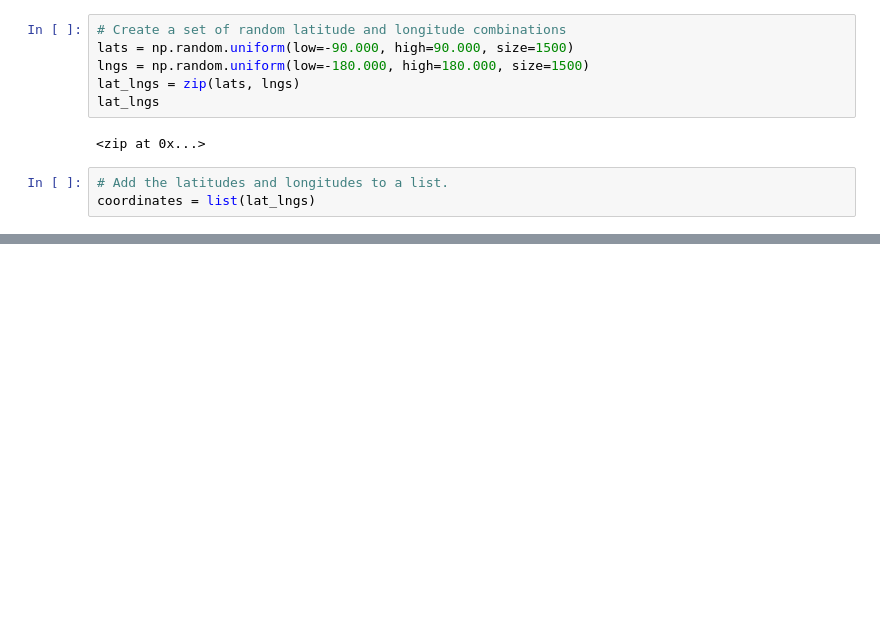
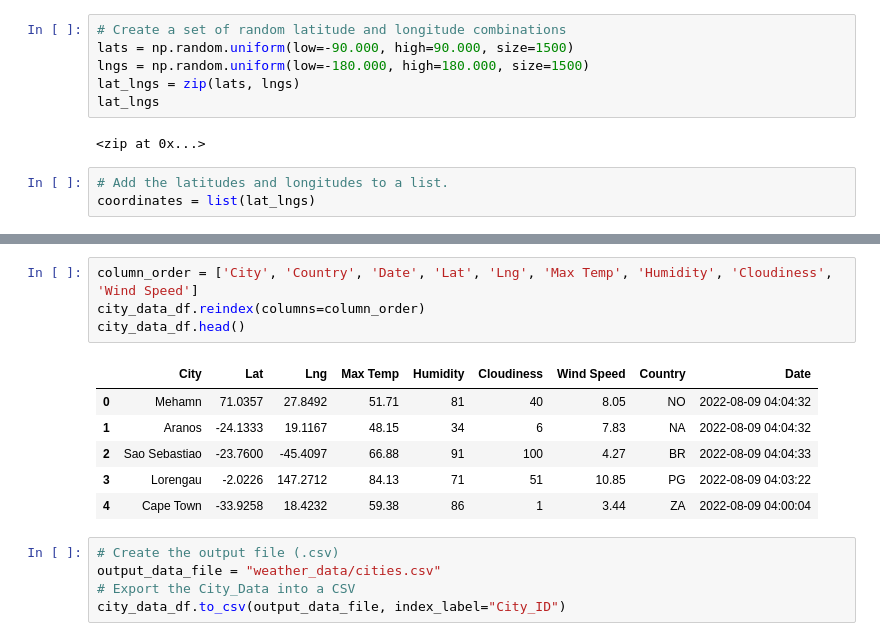
Before and after one commit to mbugyis/World_Weather_Analysis, a Jupyter notebook: WeatherPy.ipynb, the cells around one changed output, grey strips where cells are left out. Saved outputs shown, nothing was run; the diff lists cells and outputs as text; blank space fills up the shorter version.

```diff
--- a/WeatherPy.ipynb
+++ b/WeatherPy.ipynb
@@ -54,0 +187,16 @@ len(cities)
+# %%
+column_order = ['City', 'Country', 'Date', 'Lat', 'Lng', 'Max Temp', 'Humidity', 'Cloudiness', 'Wind Speed']
+city_data_df.reindex(columns=column_order)
+city_data_df.head()
+# %% [output]
+|  | City | Lat | Lng | Max Temp | Humidity | Cloudiness | Wind Speed | Country | Date |
+| 0 | Mehamn | 71.0357 | 27.8492 | 51.71 | 81 | 40 | 8.05 | NO | 2022-08-09 04:04:32 |
+| 1 | Aranos | -24.1333 | 19.1167 | 48.15 | 34 | 6 | 7.83 | NA | 2022-08-09 04:04:32 |
+| 2 | Sao Sebastiao | -23.7600 | -45.4097 | 66.88 | 91 | 100 | 4.27 | BR | 2022-08-09 04:04:33 |
+| 3 | Lorengau | -2.0226 | 147.2712 | 84.13 | 71 | 51 | 10.85 | PG | 2022-08-09 04:03:22 |
+| 4 | Cape Town | -33.9258 | 18.4232 | 59.38 | 86 | 1 | 3.44 | ZA | 2022-08-09 04:00:04 |
+# %%
+# Create the output file (.csv)
+output_data_file = "weather_data/cities.csv"
+# Export the City_Data into a CSV
+city_data_df.to_csv(output_data_file, index_label="City_ID")
```
Also changed, not shown: parts of 11 cells of this notebook, 1 other file.
